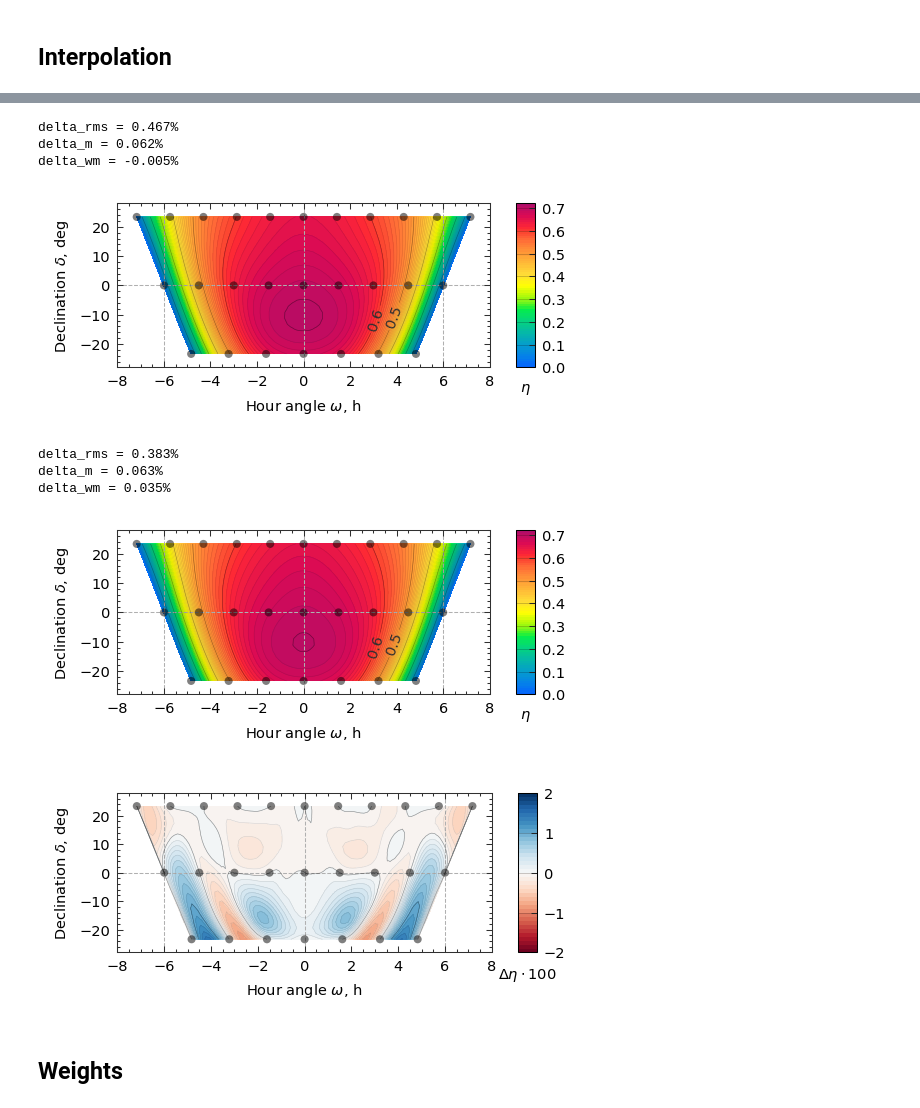
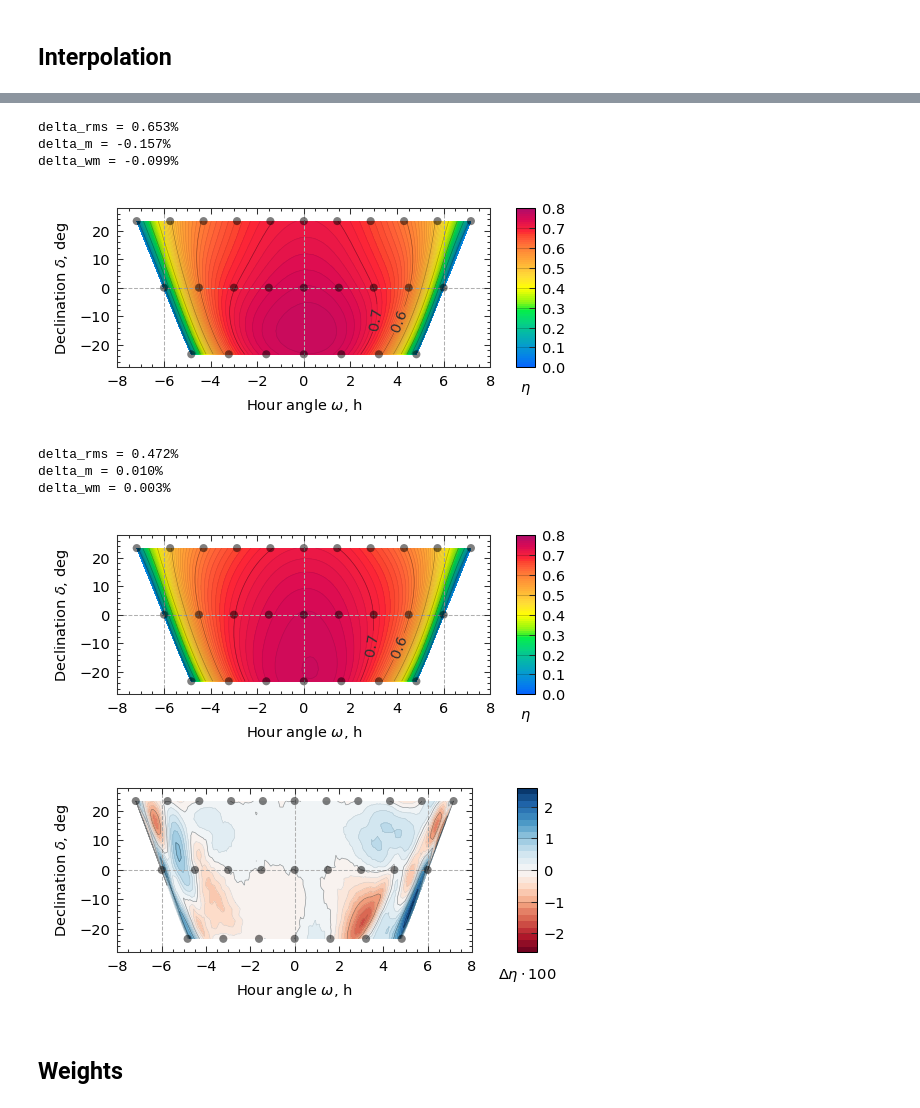
Before and after one commit to vg-cyi/SunPath, a Jupyter notebook: source/interpolation.ipynb, the cells around one changed output, grey strips where cells are left out. Cells and saved outputs as stored; diff of their text form; code cells hidden in the pictures.

```diff
--- a/source/interpolation.ipynb
+++ b/source/interpolation.ipynb
@@ -34,8 +45,9 @@ sunTemporal.readTMY(weatherPath, tMid=0.5)
 annual insolation (all elevations): 2791.424 kWh/m2
 annual insolation (negative elevations): 11.163 kWh/m2
 # %%
-# import reference optical efficiency from SolarPilot
-etaRef = sp.readSolarPilot(etaPath)
+# import reference optical efficiency
+etaRef = sp.readEtaRefCSV(etaPath)
+# etaRef = sp.readSolarPilot(etaPath)
 
 pEquinoxE = sp.PointEquatorial(0., 0.)
 pEquinoxH = sunCalculator.findHorizontalFromEquatorial(pEquinoxE)
@@ -67,12 +79,12 @@ points: 27
 # %%
 # init plotters
 if etaName == 'Polar':
-    levelsEta = [0., 0.72, 0.1]
+    levelsEta = [0., 0.8, 0.1, 10] # min, max, step, substeps
     labelPositionsE = [(2.5, -10), (3.7, -10)]
     labelPositionsH = [(270, 20), (250, 45)]
 elif etaName == 'Surround':
-    levelsEta = [0., 0.65, 0.1]
-    labelPositionsE = [(2.5, -10), (3.7, -10)]
+    levelsEta = [0., 0.7, 0.1, 10]
+    labelPositionsE = [(3., -10), (4., -10)]
     labelPositionsH = [(270, 20), (250, 45)]
 
 sunPlotter = sp.SunPlotter(
@@ -134,32 +146,32 @@ delta_wm = -0.008%
 # %%
-pFunc = lambda s: 1
+# pFunc = lambda s: 1
 # pFunc = lambda s: 1 + s.z
-# pFunc = lambda s: math.exp(1*s.z)
+pFunc = lambda s: math.exp(1*s.z)
 # %%
-methodRBFg = sp.InterpolationMethod('RBF-3D', kernel='gaussian', sigma=2.5*rho, precondition=pFunc)
+methodRBFg = sp.InterpolationMethod('RBF-3D', kernel='gaussian', sigma=2.3*rho, precondition=pFunc)
 etaRBFg = sp.MakeInterpolation(sunSpatial, etaRef, methodRBFg)
 sunTemporal.checkAccuracy(etaRBFg, etaRef)
 figure = sunPlotter.showEquatorial(etaRBFg)
 # %% [output]
-delta_rms = 0.467%
-delta_m = 0.062%
-delta_wm = -0.005%
+delta_rms = 0.653%
+delta_m = -0.157%
+delta_wm = -0.099%
-[figure, old version]
+[figure, new version]
 # %%
-methodRBF = sp.InterpolationMethod('RBF-3D', kernel='polyharmonic', order=5, precondition=pFunc)
+methodRBF = sp.InterpolationMethod('RBF-3D', kernel='polyharmonic', order=6, precondition=pFunc)
 etaRBF = sp.MakeInterpolation(sunSpatial, etaRef, methodRBF)
 sunTemporal.checkAccuracy(etaRBF, etaRef)
 figure = sunPlotter.showEquatorial(etaRBF)
 # %% [output]
-delta_rms = 0.383%
-delta_m = 0.063%
-delta_wm = 0.035%
+delta_rms = 0.472%
+delta_m = 0.010%
+delta_wm = 0.003%
-[figure, old version]
+[figure, new version]
 # %%
 figure = sunPlotter.showEquatorial(lambda v: 100*(etaRBF(v) - etaRef(v)),
-    levels=[-2, 2, 1], cmap=sp.cm.RdBu, cbarTitle=r"$\Delta\eta\cdot100$", labelPositions=[])
+    levels=[-2.5, 2.5, 1, 5], cmap=sp.cm.RdBu, cbarTitle=r"$\Delta\eta\cdot100$", labelPositions=[])
 # %% [output]
-[figure, old version]
+[figure, new version]
 # %% [markdown]
 ## Weights
 # %%
```
Also changed, not shown: parts of 15 cells of this notebook, 6 other files.
